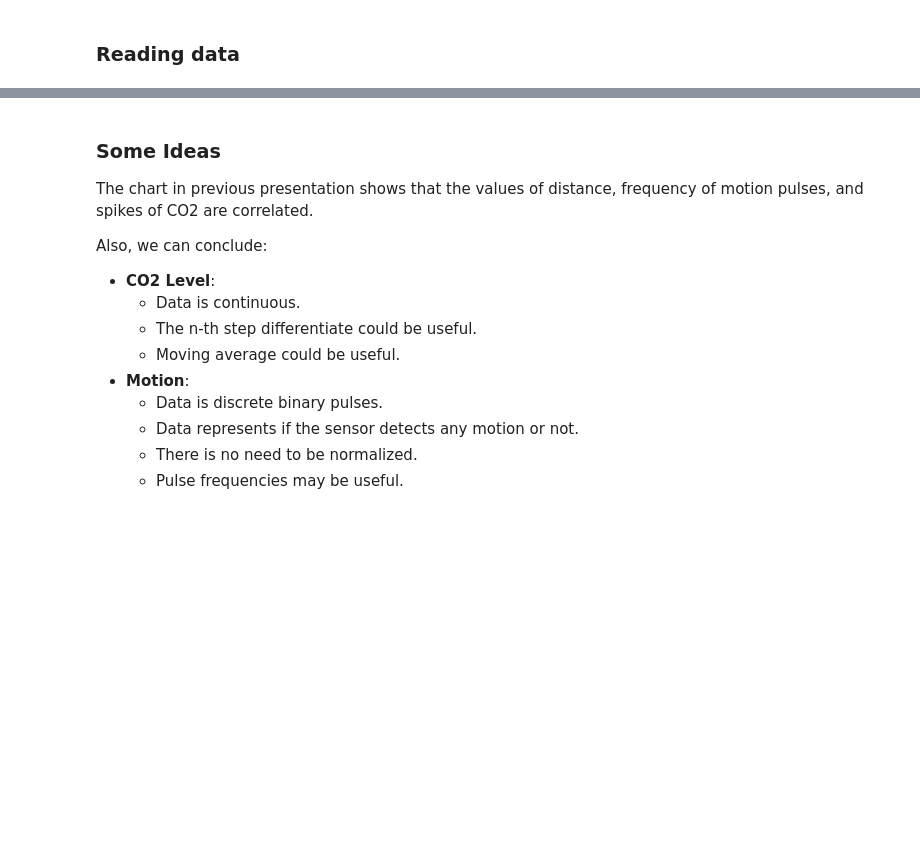
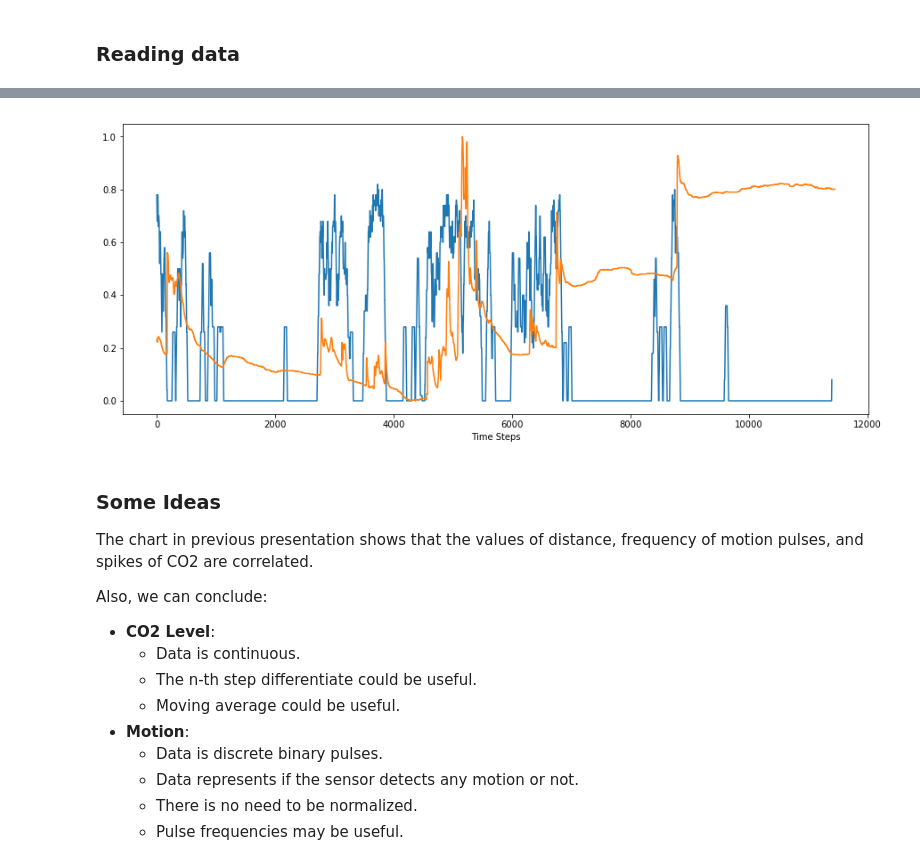
Before and after one commit to pournasserian/Occupancy-Sensing, a Jupyter notebook: 3-FeatureExtraction.ipynb, the cells around one changed output, grey strips where cells are left out. Saved outputs shown, nothing was run; the diff lists cells and outputs as text; code cells hidden in the pictures; blank space fills up the shorter version.

```diff
--- a/3-FeatureExtraction.ipynb
+++ b/3-FeatureExtraction.ipynb
@@ -15,0 +24,23 @@ df = pd.read_csv(data_dir + '2.csv')
+# %%
+def moving_average(a, n = 3) :
+    ret = np.cumsum(a, dtype=float)
+    ret[n:] = ret[n:] - ret[:-n]
+    return ret[n - 1:] / n
+
+x = np.array(df['motion'])
+y = moving_average(x, 50)
+y1 = moving_average(np.array(df.distance_n), 50)
+#threshold = 0.1
+#y[[y >= threshold]] = 1
+#y[[y < threshold]] = 0
+plt.figure(figsize=(15,6))
+#plt.plot(y1)
+plt.plot(y)
+plt.plot(df.co2_n)
+
+plt.xlabel('Time Steps')
+#plt.ylabel('Motion')
+
+plt.show()
+# %% [output]
+[figure, added]
```
Also changed, not shown: parts of 2 cells of this notebook, 4 other files.
